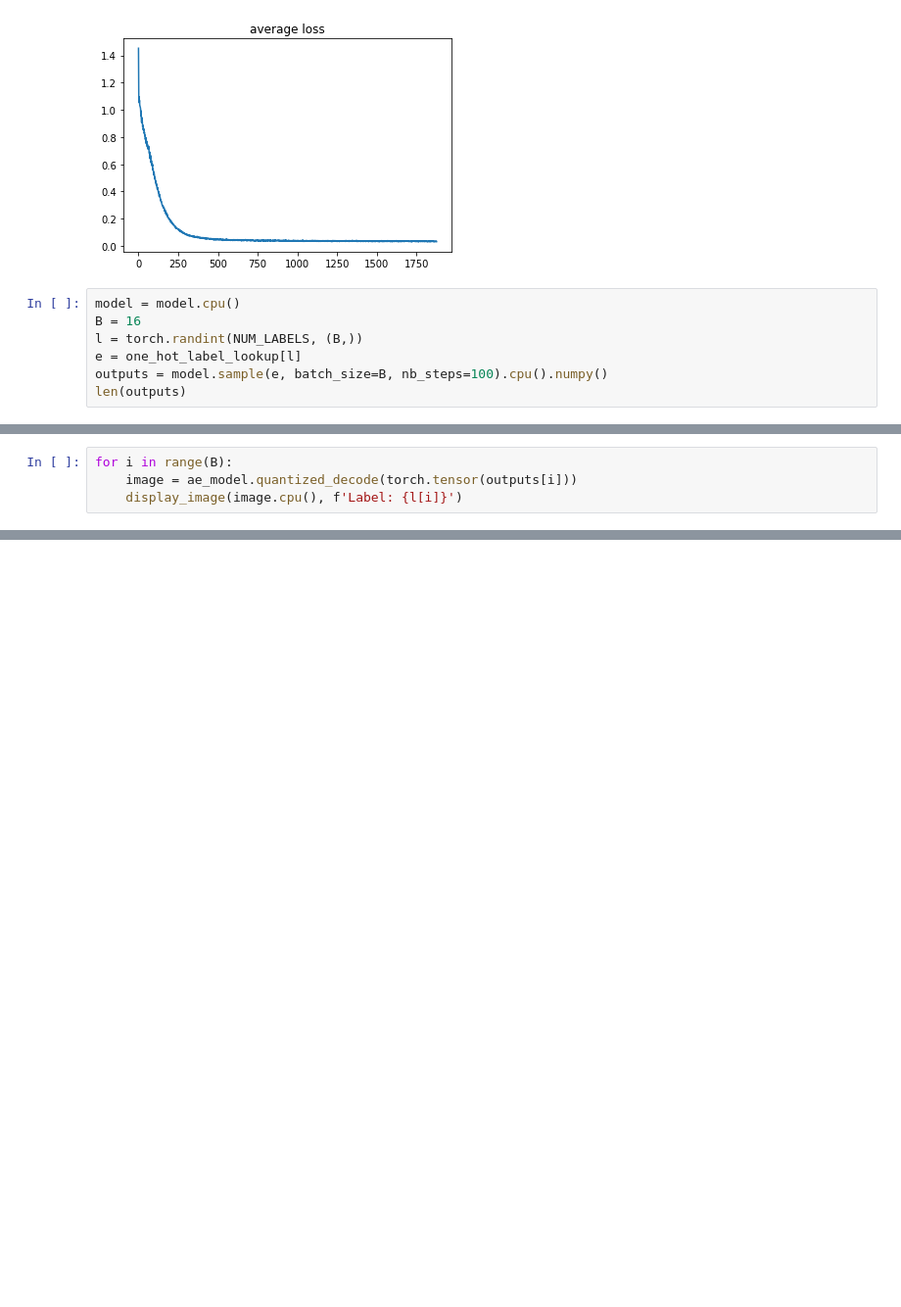
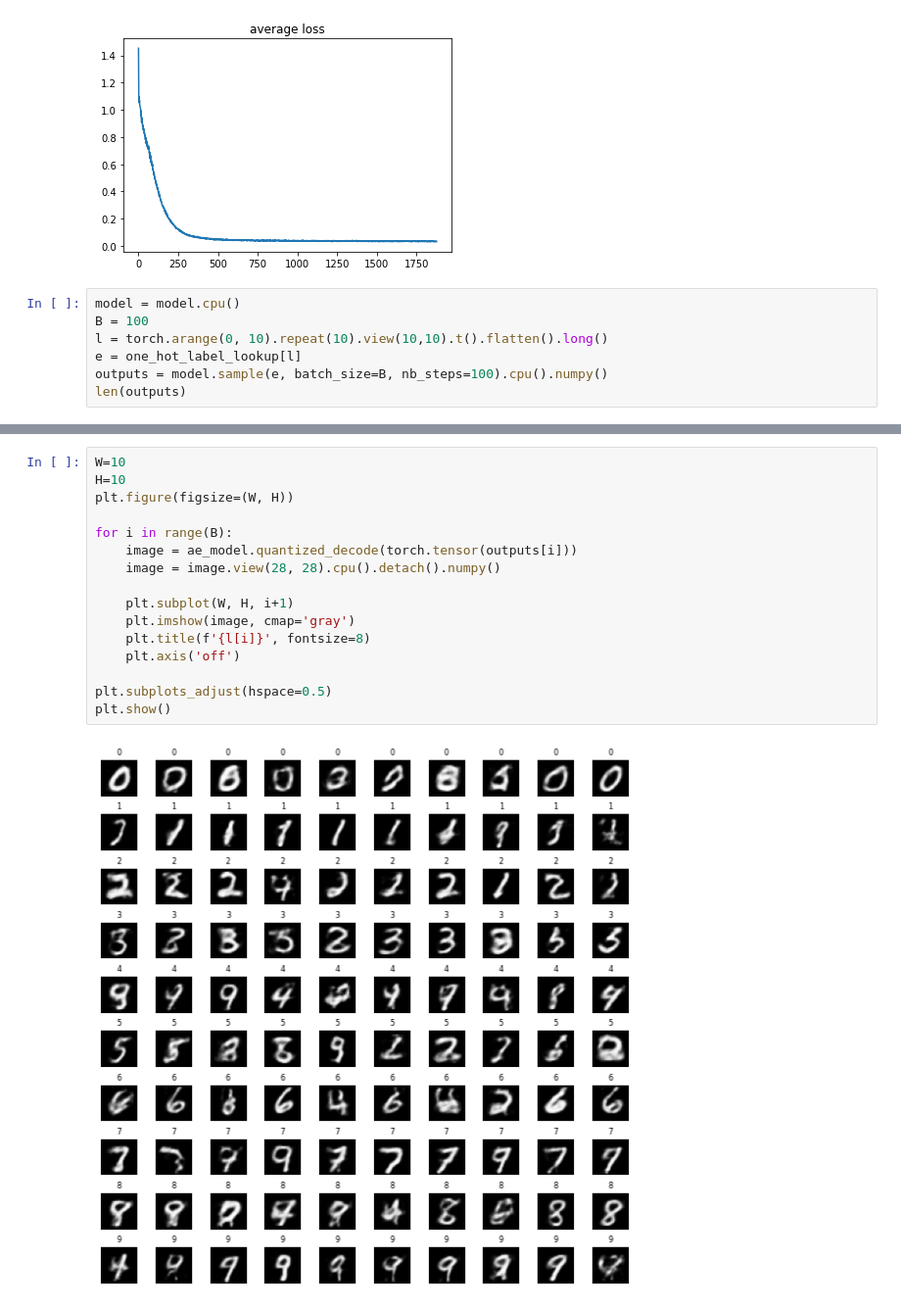
Before and after one commit to pvwoods/dl-experiments, a Jupyter notebook: bfn/mnist.ipynb, the cells around one changed output, grey strips where cells are left out. Shown at 98% size. Cells and saved outputs as stored; diff of their text form; blank space fills up the shorter version.

```diff
--- a/bfn/mnist.ipynb
+++ b/bfn/mnist.ipynb
@@ -379,8 +379,8 @@ plt.title("average loss");
 [figure]
 # %%
 model = model.cpu()
-B = 16
-l = torch.randint(NUM_LABELS, (B,))
+B = 100
+l = torch.arange(0, 10).repeat(10).view(10,10).t().flatten().long()
 e = one_hot_label_lookup[l]
 outputs = model.sample(e, batch_size=B, nb_steps=100).cpu().numpy()
 len(outputs)
@@ -389,4 +388,0 @@ len(outputs)
-# %%
-for i in range(B):
-    image = ae_model.quantized_decode(torch.tensor(outputs[i]))
-    display_image(image.cpu(), f'Label: {l[i]}')
@@ -406,0 +389,18 @@ for i in range(B):
+# %%
+W=10
+H=10
+plt.figure(figsize=(W, H))
+
+for i in range(B):
+    image = ae_model.quantized_decode(torch.tensor(outputs[i]))
+    image = image.view(28, 28).cpu().detach().numpy()
+
+    plt.subplot(W, H, i+1)
+    plt.imshow(image, cmap='gray')
+    plt.title(f'{l[i]}', fontsize=8)
+    plt.axis('off')
+
+plt.subplots_adjust(hspace=0.5)
+plt.show()
+# %% [output]
+[figure, added]
```
Also changed, not shown: parts of 2 cells of this notebook.
